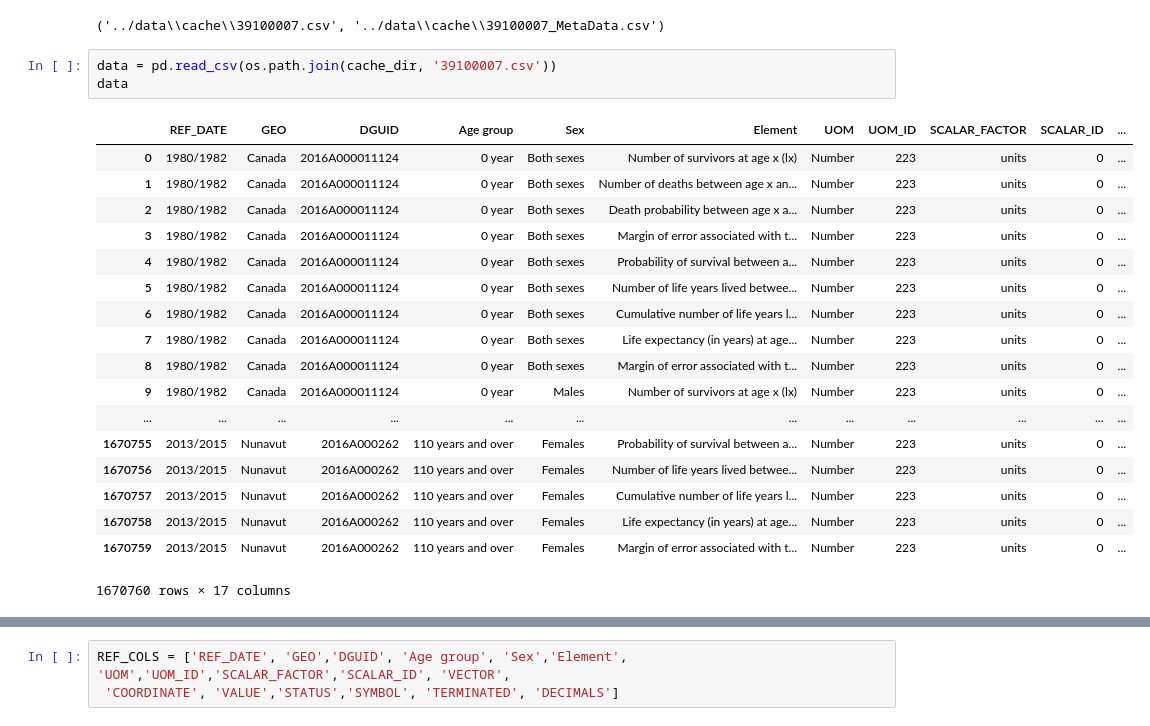
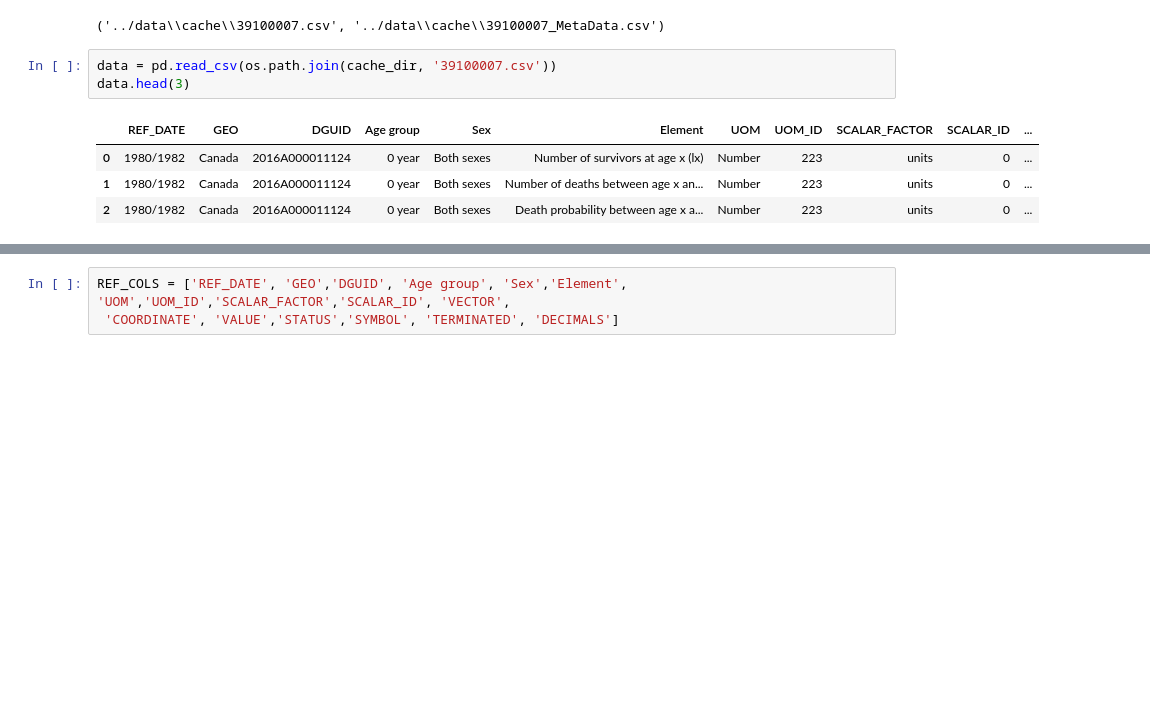
Before and after one commit to ocan-data/OpenCanadaData, a Jupyter notebook: notebooks/LifeExpectancy.ipynb, the cells around one changed output, grey strips where cells are left out. Drawn from its saved outputs; the diff is of its cells as text; blank space fills up the shorter version.

Commit message:
Shortened the display of the expectancy dataframe

```diff
--- a/notebooks/LifeExpectancy.ipynb
+++ b/notebooks/LifeExpectancy.ipynb
@@ -21,24 +21,10 @@ unzip_data('https://www150.statcan.gc.ca/n1/tbl/csv/39100007-eng.zip')
 ('../data\\cache\\39100007.csv', '../data\\cache\\39100007_MetaData.csv')
 # %%
 data = pd.read_csv(os.path.join(cache_dir, '39100007.csv'))
-data
+data.head(3)
 # %% [output]
 |  | REF_DATE | GEO | DGUID | Age group | Sex | Element | UOM | UOM_ID | SCALAR_FACTOR | SCALAR_ID | ... |
 | 0 | 1980/1982 | Canada | 2016A000011124 | 0 year | Both sexes | Number of survivors at age x (lx) | Number | 223 | units | 0 | ... |
 | 1 | 1980/1982 | Canada | 2016A000011124 | 0 year | Both sexes | Number of deaths between age x an... | Number | 223 | units | 0 | ... |
 | 2 | 1980/1982 | Canada | 2016A000011124 | 0 year | Both sexes | Death probability between age x a... | Number | 223 | units | 0 | ... |
-| 3 | 1980/1982 | Canada | 2016A000011124 | 0 year | Both sexes | Margin of error associated with t... | Number | 223 | units | 0 | ... |
-| 4 | 1980/1982 | Canada | 2016A000011124 | 0 year | Both sexes | Probability of survival between a... | Number | 223 | units | 0 | ... |
-| 5 | 1980/1982 | Canada | 2016A000011124 | 0 year | Both sexes | Number of life years lived betwee... | Number | 223 | units | 0 | ... |
-| 6 | 1980/1982 | Canada | 2016A000011124 | 0 year | Both sexes | Cumulative number of life years l... | Number | 223 | units | 0 | ... |
-| 7 | 1980/1982 | Canada | 2016A000011124 | 0 year | Both sexes | Life expectancy (in years) at age... | Number | 223 | units | 0 | ... |
-| 8 | 1980/1982 | Canada | 2016A000011124 | 0 year | Both sexes | Margin of error associated with t... | Number | 223 | units | 0 | ... |
-| 9 | 1980/1982 | Canada | 2016A000011124 | 0 year | Males | Number of survivors at age x (lx) | Number | 223 | units | 0 | ... |
-| ... | ... | ... | ... | ... | ... | ... | ... | ... | ... | ... | ... |
-| 1670755 | 2013/2015 | Nunavut | 2016A000262 | 110 years and over | Females | Probability of survival between a... | Number | 223 | units | 0 | ... |
-| 1670756 | 2013/2015 | Nunavut | 2016A000262 | 110 years and over | Females | Number of life years lived betwee... | Number | 223 | units | 0 | ... |
-| 1670757 | 2013/2015 | Nunavut | 2016A000262 | 110 years and over | Females | Cumulative number of life years l... | Number | 223 | units | 0 | ... |
-| 1670758 | 2013/2015 | Nunavut | 2016A000262 | 110 years and over | Females | Life expectancy (in years) at age... | Number | 223 | units | 0 | ... |
-| 1670759 | 2013/2015 | Nunavut | 2016A000262 | 110 years and over | Females | Margin of error associated with t... | Number | 223 | units | 0 | ... |
-1670760 rows × 17 columns
 # %%
```
Also changed, not shown: parts of 1 cell of this notebook.
